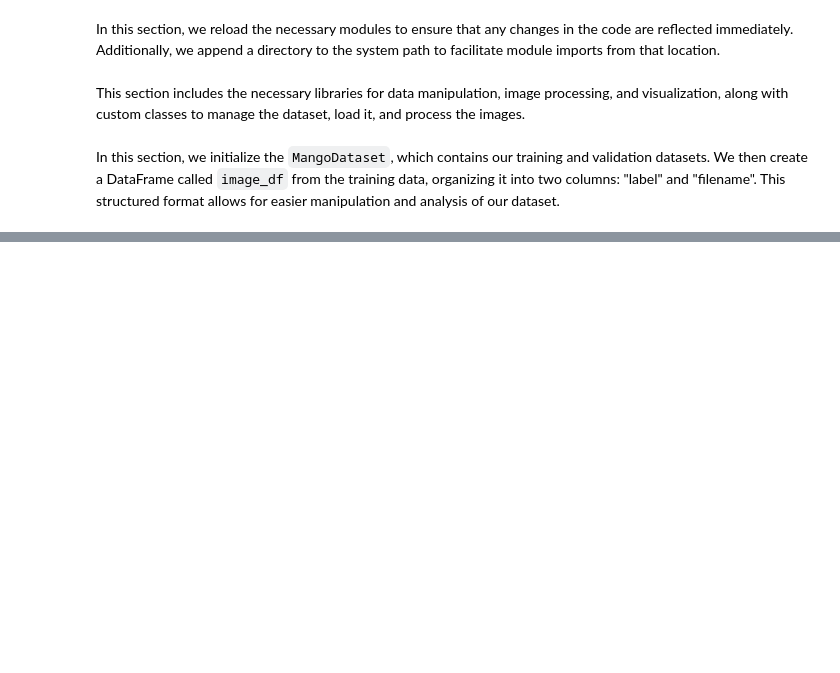
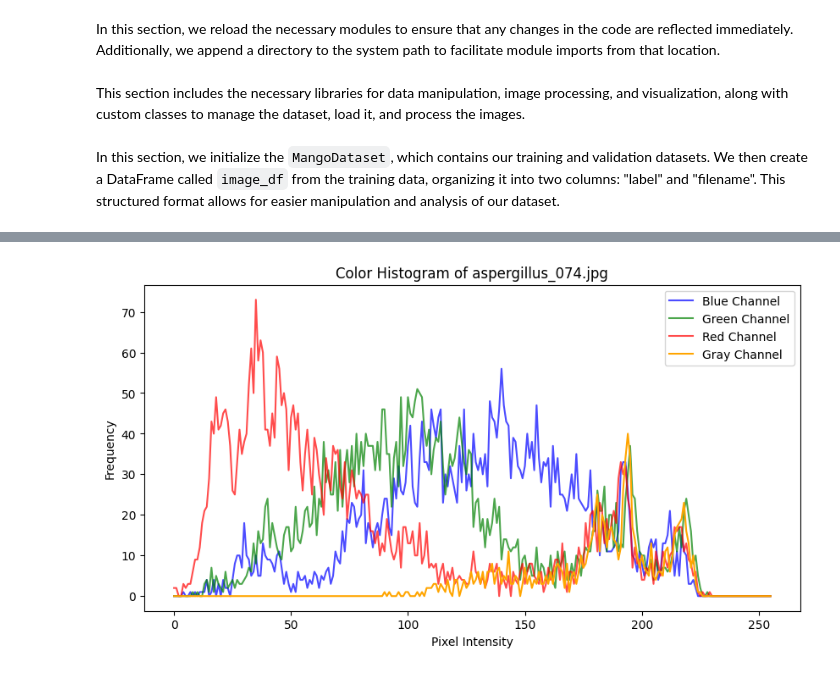
Before and after one commit to dejesusbg/mangifera, a Jupyter notebook: notebooks/EDA.ipynb, the cells around one changed output, grey strips where cells are left out. Cells and saved outputs as stored; diff of their text form; code cells hidden in the pictures; blank space fills up the shorter version.

```diff
--- a/notebooks/EDA.ipynb
+++ b/notebooks/EDA.ipynb
@@ -91,0 +85,4 @@ show_samples(processed_set, train_set)
+# %%
+Graphic.show_histogram_samples(edges_set, stats_set)
+# %% [output]
+[figure, added]
```
Also changed, not shown: parts of 12 cells of this notebook.
